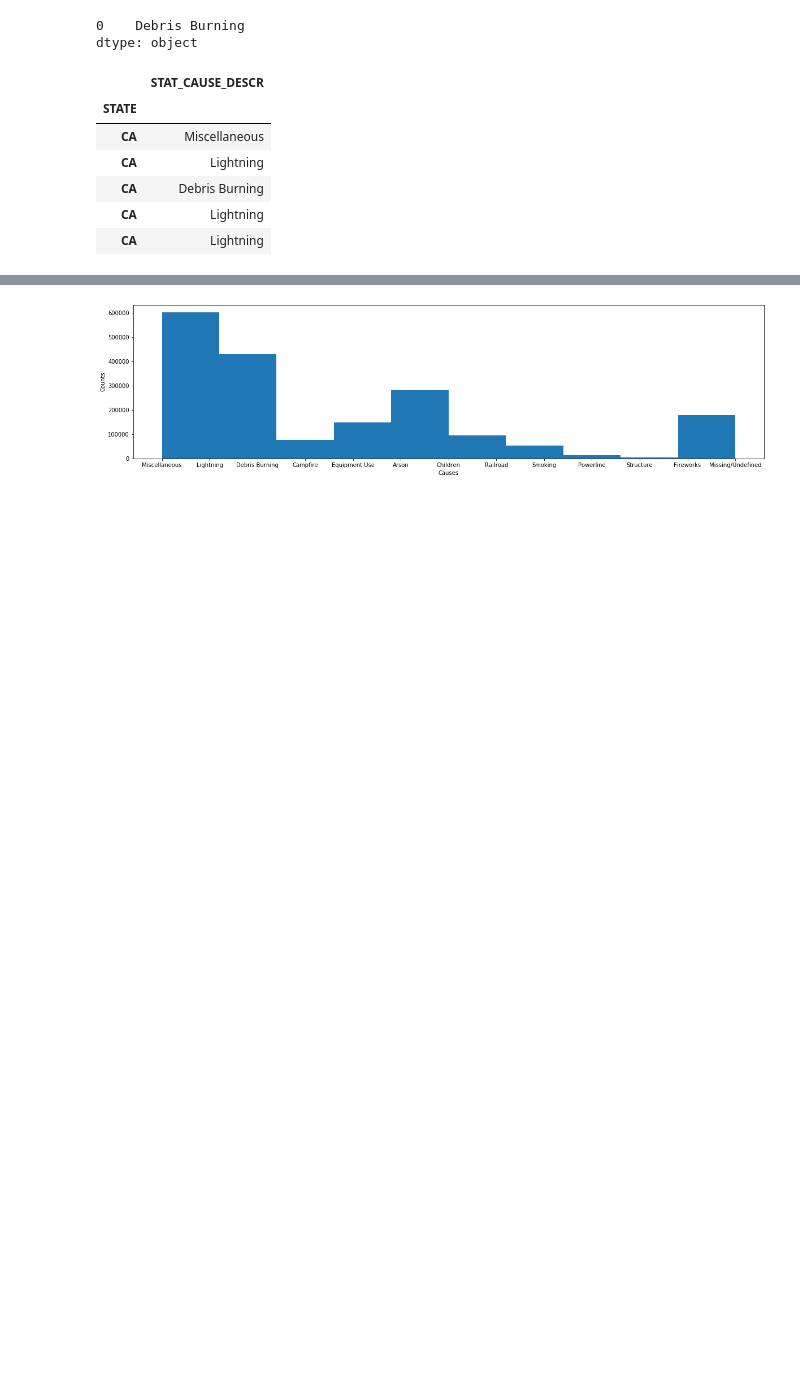
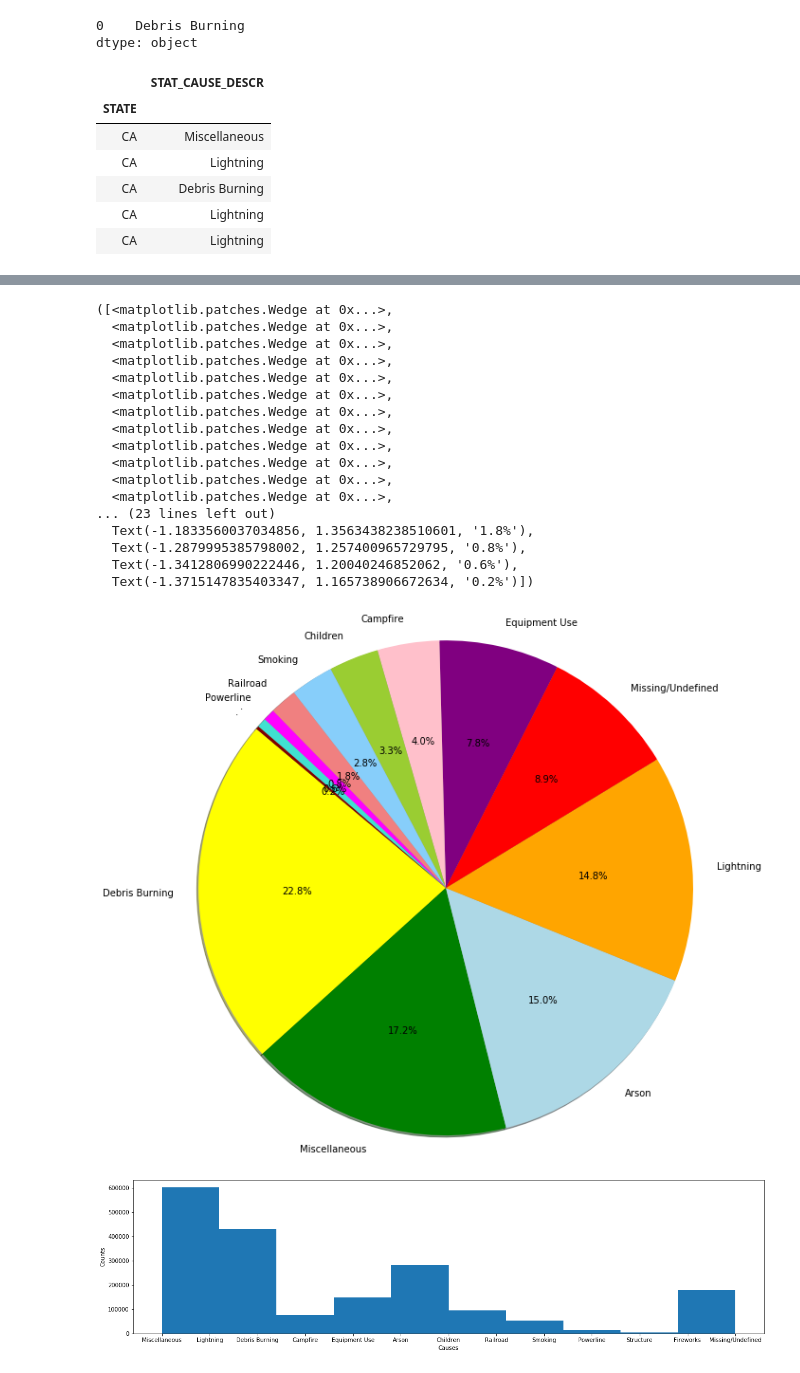
Before and after one commit to nvhabib91/project1, a Jupyter notebook: wildfirebassam.ipynb, the cells around one changed output, grey strips where cells are left out. Cells and saved outputs as stored; diff of their text form; code cells hidden in the pictures; blank space fills up the shorter version.

```diff
--- a/wildfirebassam.ipynb
+++ b/wildfirebassam.ipynb
@@ -143,0 +152,7 @@ tick_locations = [value+0.4 for value in x_axis]
+# %%
+causes = clean_df.iloc[:,4]
+colors = ["yellow","green","lightblue","orange","red","purple","pink","yellowgreen","lightskyblue","lightcoral", "magenta", "turquoise", "maroon"]
+# %%
+cause_counts = causes.value_counts("Arson")
+
+cause_counts
@@ -144 +174,24 @@ tick_locations = [value+0.4 for value in x_axis]
+# %%
+plt.pie(cause_counts,labels=["Debris Burning", "Miscellaneous", "Arson", "Lightning", "Missing/Undefined", "Equipment Use", "Campfire", "Children", "Smoking", "Railroad", "Powerline", ".", "."], colors=colors,
+        autopct="%1.1f%%", shadow=True, startangle=140, radius=3)
+#plt.figure(figsize=(40,20))
+# %% [output]
+([<matplotlib.patches.Wedge at 0x...>,
+  <matplotlib.patches.Wedge at 0x...>,
+  <matplotlib.patches.Wedge at 0x...>,
+  <matplotlib.patches.Wedge at 0x...>,
+  <matplotlib.patches.Wedge at 0x...>,
+  <matplotlib.patches.Wedge at 0x...>,
+  <matplotlib.patches.Wedge at 0x...>,
+  <matplotlib.patches.Wedge at 0x...>,
+  <matplotlib.patches.Wedge at 0x...>,
+  <matplotlib.patches.Wedge at 0x...>,
+  <matplotlib.patches.Wedge at 0x...>,
+  <matplotlib.patches.Wedge at 0x...>,
+... (23 lines left out)
+  Text(-1.1833560037034856, 1.3563438238510601, '1.8%'),
+  Text(-1.2879995385798002, 1.257400965729795, '0.8%'),
+  Text(-1.3412806990222446, 1.20040246852062, '0.6%'),
+  Text(-1.3715147835403347, 1.165738906672634, '0.2%')])
+[figure, added]
 # %%
```
Also changed, not shown: parts of 15 cells of this notebook.
